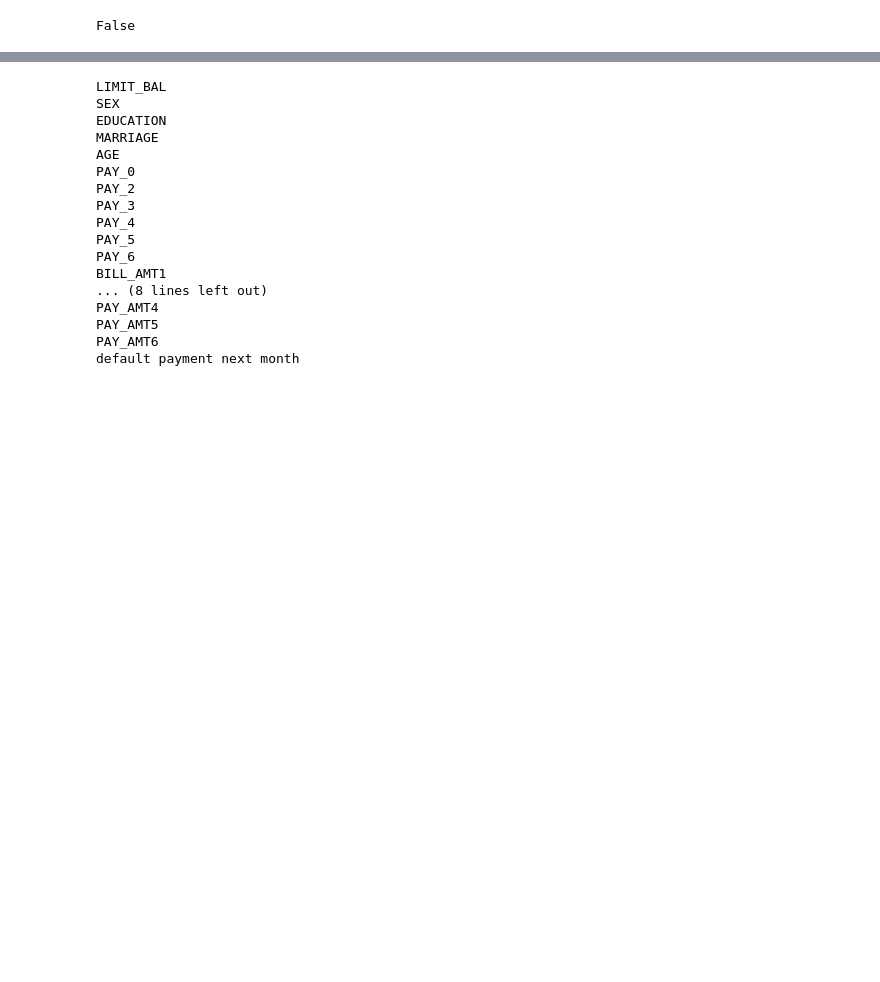
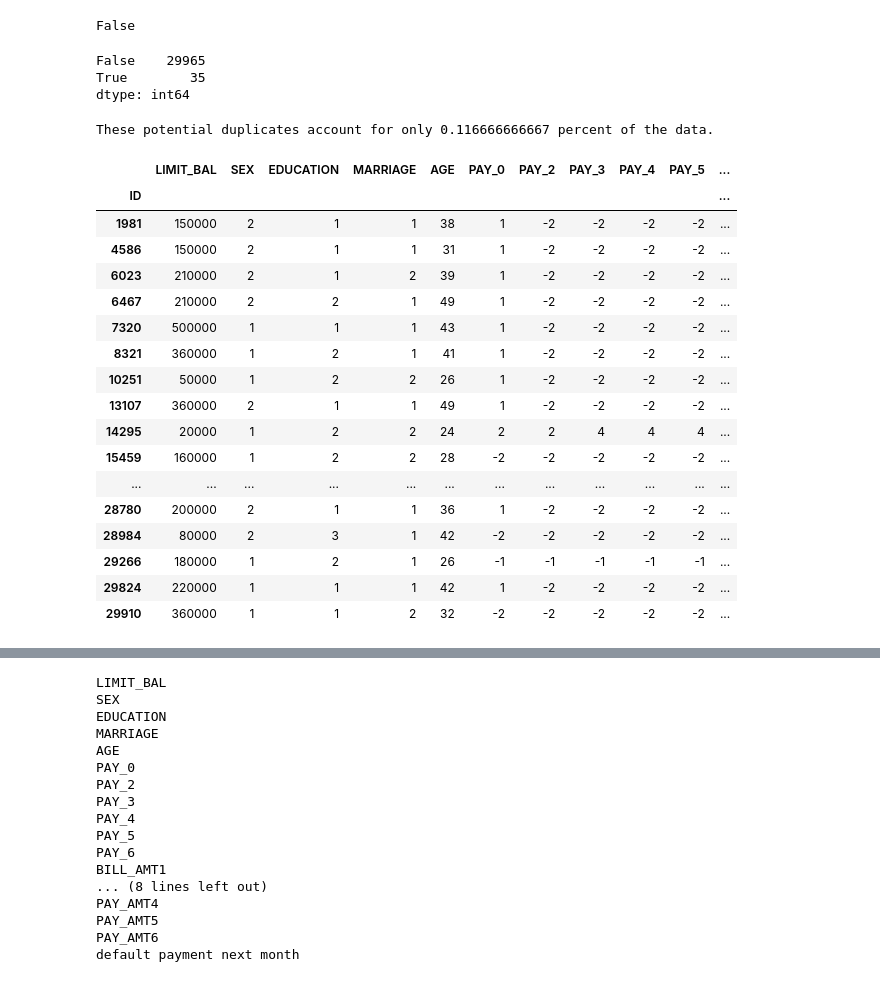
Before and after one commit to zkneupper/Default-Prediction-Capstone, a Jupyter notebook: notebooks/Data-Wrangling.ipynb, the cells around one changed output, grey strips where cells are left out. Cells and saved outputs as stored; diff of their text form; code cells hidden in the pictures; blank space fills up the shorter version.

```diff
--- a/notebooks/Data-Wrangling.ipynb
+++ b/notebooks/Data-Wrangling.ipynb
@@ -65,3 +66,38 @@ df.head()
 df.isnull().values.any()
 # %% [output]
 False
+# %%
+# Check for any duplicate records in the dataset.
+
+df.duplicated().value_counts()
+# %% [output]
+False    29965
+True        35
+dtype: int64
+# %%
+print("These potential duplicates account for only",
+      df.duplicated().value_counts()[1] / len(df) * 100,
+      "percent of the data.")
+# %% [output]
+These potential duplicates account for only 0.116666666667 percent of the data.
+# %%
+df[df.duplicated()]
+# %% [output]
+|  | LIMIT_BAL | SEX | EDUCATION | MARRIAGE | AGE | PAY_0 | PAY_2 | PAY_3 | PAY_4 | PAY_5 | ... |
+| ID |  |  |  |  |  |  |  |  |  |  | ... |
+| 1981 | 150000 | 2 | 1 | 1 | 38 | 1 | -2 | -2 | -2 | -2 | ... |
+| 4586 | 150000 | 2 | 1 | 1 | 31 | 1 | -2 | -2 | -2 | -2 | ... |
+| 6023 | 210000 | 2 | 1 | 2 | 39 | 1 | -2 | -2 | -2 | -2 | ... |
+| 6467 | 210000 | 2 | 2 | 1 | 49 | 1 | -2 | -2 | -2 | -2 | ... |
+| 7320 | 500000 | 1 | 1 | 1 | 43 | 1 | -2 | -2 | -2 | -2 | ... |
+| 8321 | 360000 | 1 | 2 | 1 | 41 | 1 | -2 | -2 | -2 | -2 | ... |
+| 10251 | 50000 | 1 | 2 | 2 | 26 | 1 | -2 | -2 | -2 | -2 | ... |
+| 13107 | 360000 | 2 | 1 | 1 | 49 | 1 | -2 | -2 | -2 | -2 | ... |
+| 14295 | 20000 | 1 | 2 | 2 | 24 | 2 | 2 | 4 | 4 | 4 | ... |
+| 15459 | 160000 | 1 | 2 | 2 | 28 | -2 | -2 | -2 | -2 | -2 | ... |
+| ... | ... | ... | ... | ... | ... | ... | ... | ... | ... | ... | ... |
+| 28780 | 200000 | 2 | 1 | 1 | 36 | 1 | -2 | -2 | -2 | -2 | ... |
+| 28984 | 80000 | 2 | 3 | 1 | 42 | -2 | -2 | -2 | -2 | -2 | ... |
+| 29266 | 180000 | 1 | 2 | 1 | 26 | -1 | -1 | -1 | -1 | -1 | ... |
+| 29824 | 220000 | 1 | 1 | 1 | 42 | 1 | -2 | -2 | -2 | -2 | ... |
+| 29910 | 360000 | 1 | 1 | 2 | 32 | -2 | -2 | -2 | -2 | -2 | ... |
```
Also changed, not shown: parts of 14 cells of this notebook, 9 other files.
